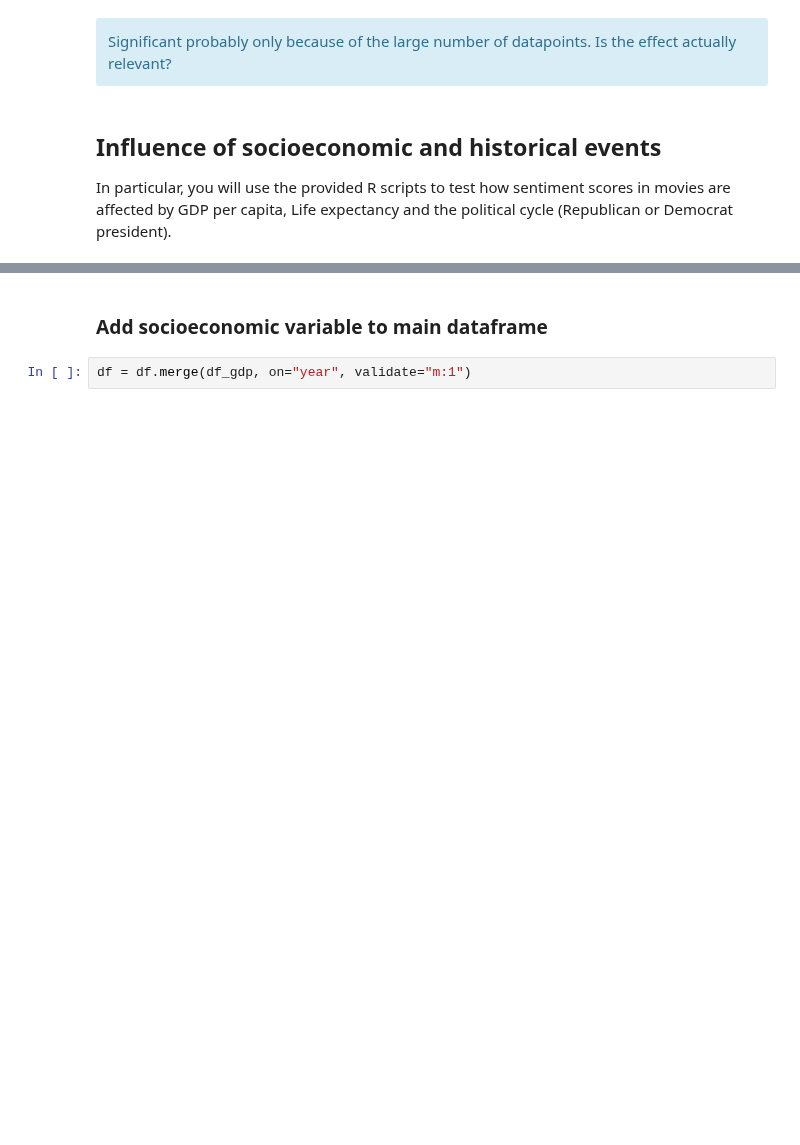
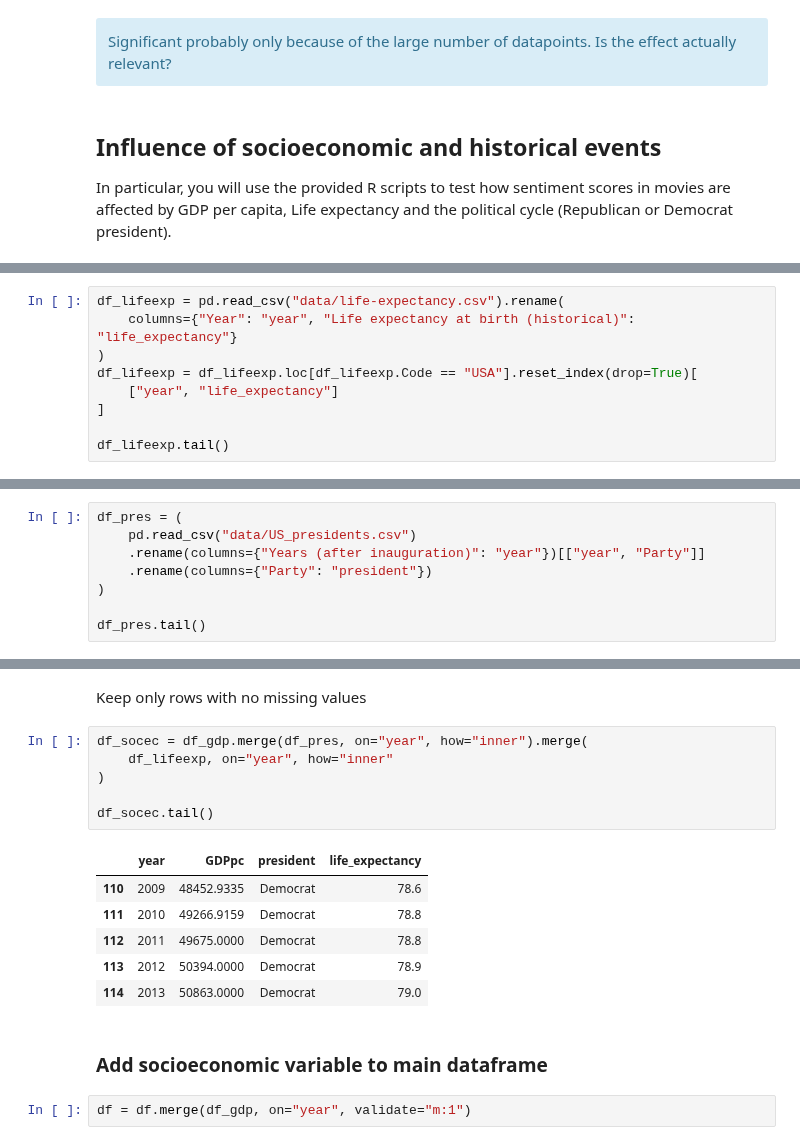
Before and after one commit to dominikpegler/computational-social-sciences, a Jupyter notebook: assignments/Assignment 4 - Socioeconomic analysis.ipynb, the cells around one changed output, grey strips where cells are left out. Saved outputs shown, nothing was run; the diff lists cells and outputs as text; blank space fills up the shorter version.

```diff
--- a/assignments/Assignment 4 - Socioeconomic analysis.ipynb
+++ b/assignments/Assignment 4 - Socioeconomic analysis.ipynb
@@ -272,0 +278,9 @@ and filter on United Kingdom
+# %%
+df_lifeexp = pd.read_csv("data/life-expectancy.csv").rename(
+    columns={"Year": "year", "Life expectancy at birth (historical)": "life_expectancy"}
+)
+df_lifeexp = df_lifeexp.loc[df_lifeexp.Code == "USA"].reset_index(drop=True)[
+    ["year", "life_expectancy"]
+]
+
+df_lifeexp.tail()
@@ -272,0 +294,8 @@ and filter on United Kingdom
+# %%
+df_pres = (
+    pd.read_csv("data/US_presidents.csv")
+    .rename(columns={"Years (after inauguration)": "year"})[["year", "Party"]]
+    .rename(columns={"Party": "president"})
+)
+
+df_pres.tail()
@@ -290,3 +327,18 @@ df_gdp.head()
+# %% [markdown]
+Keep only rows with no missing values
+# %%
+df_socec = df_gdp.merge(df_pres, on="year", how="inner").merge(
+    df_lifeexp, on="year", how="inner"
+)
+
+df_socec.tail()
+# %% [output]
+|  | year | GDPpc | president | life_expectancy |
+| 110 | 2009 | 48452.9335 | Democrat | 78.6 |
+| 111 | 2010 | 49266.9159 | Democrat | 78.8 |
+| 112 | 2011 | 49675.0000 | Democrat | 78.8 |
+| 113 | 2012 | 50394.0000 | Democrat | 78.9 |
+| 114 | 2013 | 50863.0000 | Democrat | 79.0 |
 # %% [markdown]
 ### Add socioeconomic variable to main dataframe
 # %%
```
Also changed, not shown: parts of 9 cells of this notebook, 1 other file.
